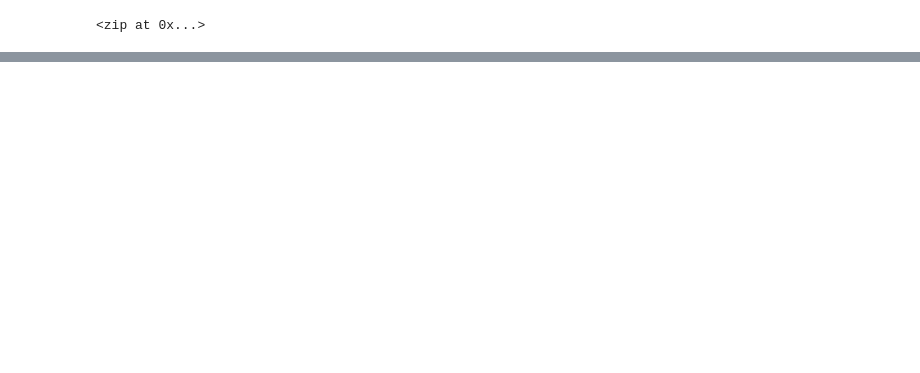
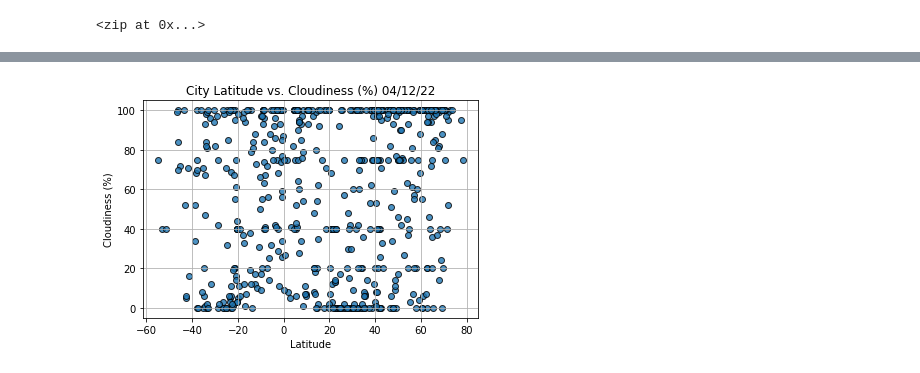
Before and after one commit to Mots94/World_Weather_Analysis, a Jupyter notebook: WeatherPy.ipynb, the cells around one changed output, grey strips where cells are left out. Saved outputs shown, nothing was run; the diff lists cells and outputs as text; code cells hidden in the pictures; blank space fills up the shorter version.

```diff
--- a/WeatherPy.ipynb
+++ b/WeatherPy.ipynb
@@ -140,0 +229,22 @@ len(city_data)
+# %%
+fig, ax = plt.subplots()
+ax.scatter(lats, cloudiness,
+            edgecolor='black',
+            linewidths=1,
+            marker='o',
+            alpha=0.8,
+            label='Cities')
+
+ax.set_title(f'City Latitude vs. Cloudiness (%) '+ time.strftime('%x'))
+
+ax.set_ylabel('Cloudiness (%)')
+
+ax.set_xlabel('Latitude')
+
+ax.grid(True)
+
+plt.savefig('weather_data/Fig3.png')
+
+plt.show()
+# %% [output]
+[figure, added]
```
Also changed, not shown: parts of 10 cells of this notebook, 6 other files.
